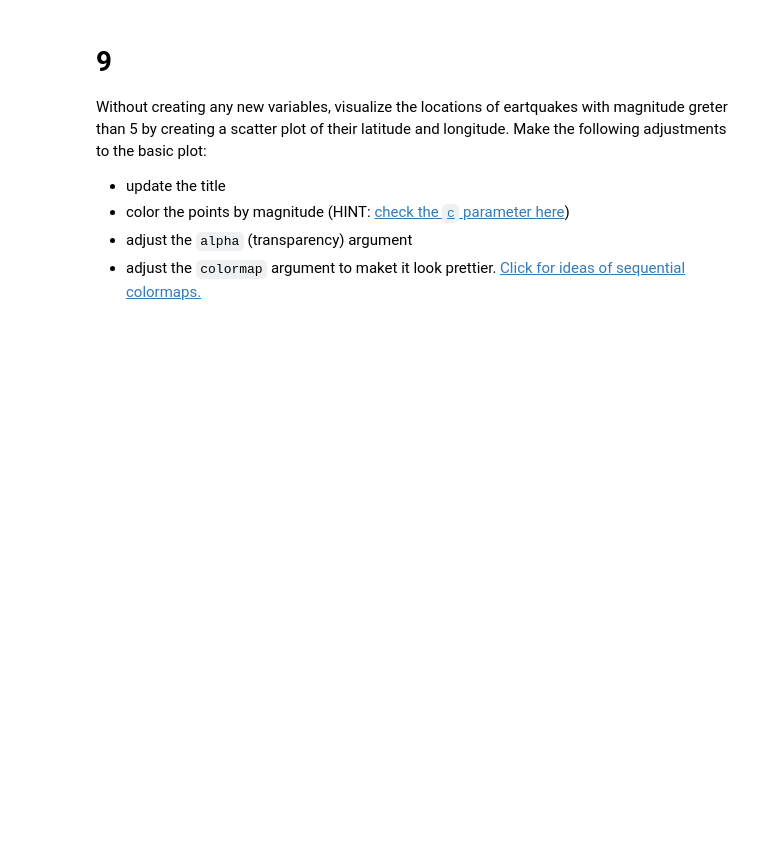
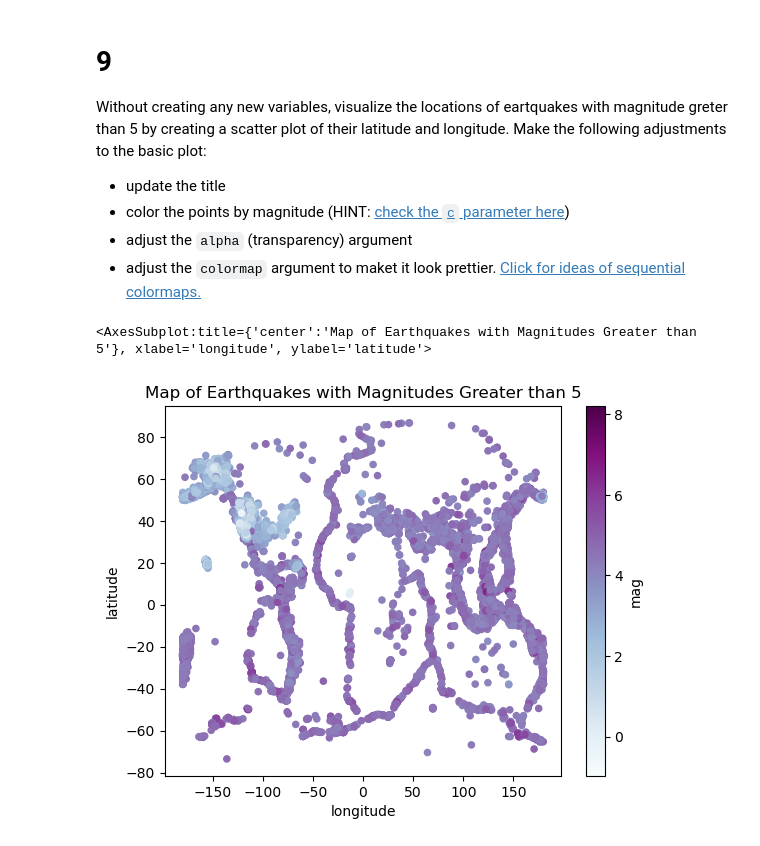
Before and after one commit to mariamkg00/eds220-hwk-1, a Jupyter notebook: hwk1-task4.ipynb, the cells around one changed output. Drawn from its saved outputs; the diff is of its cells as text; code cells hidden in the pictures; blank space fills up the shorter version.

Commit message:
editing scatterplot

```diff
--- a/hwk1-task4.ipynb
+++ b/hwk1-task4.ipynb
@@ -206,0 +190,11 @@ Without creating any new variables, visualize the locations of eartquakes with m
+# %%
+# first find earthquakes with magnitude greater than 5
+eqk.plot(kind = 'scatter',
+        x = 'longitude',
+        y= 'latitude',
+        c = 'mag',
+        colormap = 'BuPu',
+        title = 'Map of Earthquakes with Magnitudes Greater than 5')
+# %% [output]
+<AxesSubplot:title={'center':'Map of Earthquakes with Magnitudes Greater than 5'}, xlabel='longitude', ylabel='latitude'>
+[figure, added]
```
Also changed, not shown: parts of 3 cells of this notebook.
